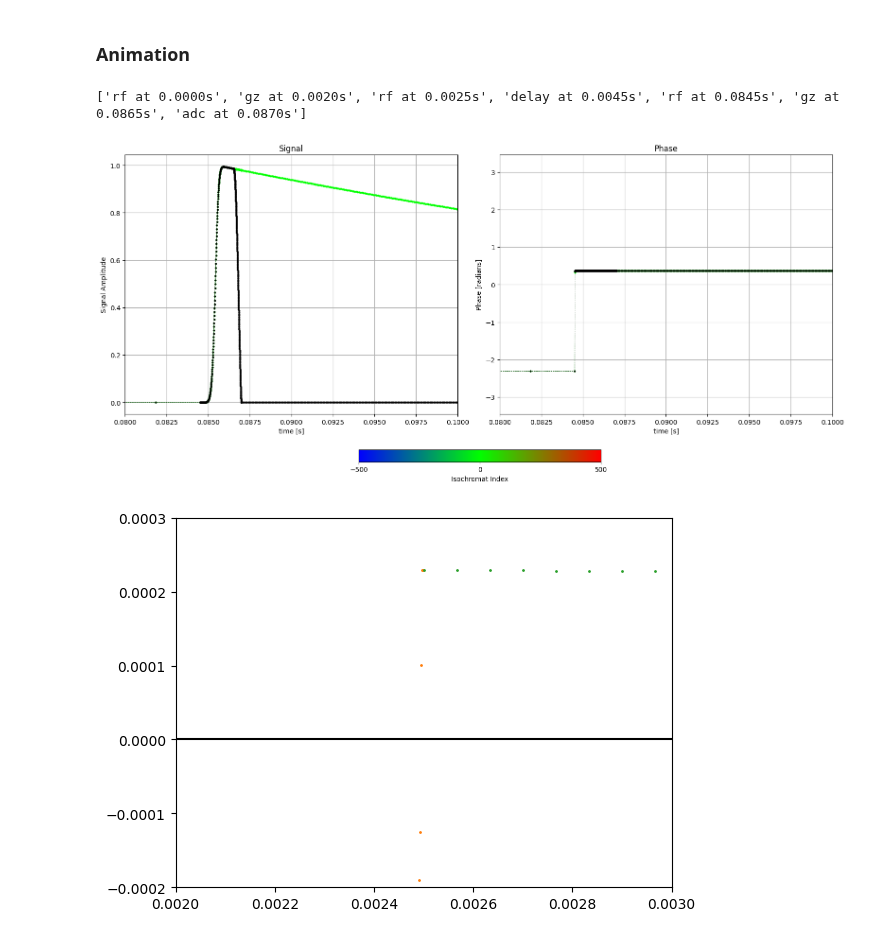
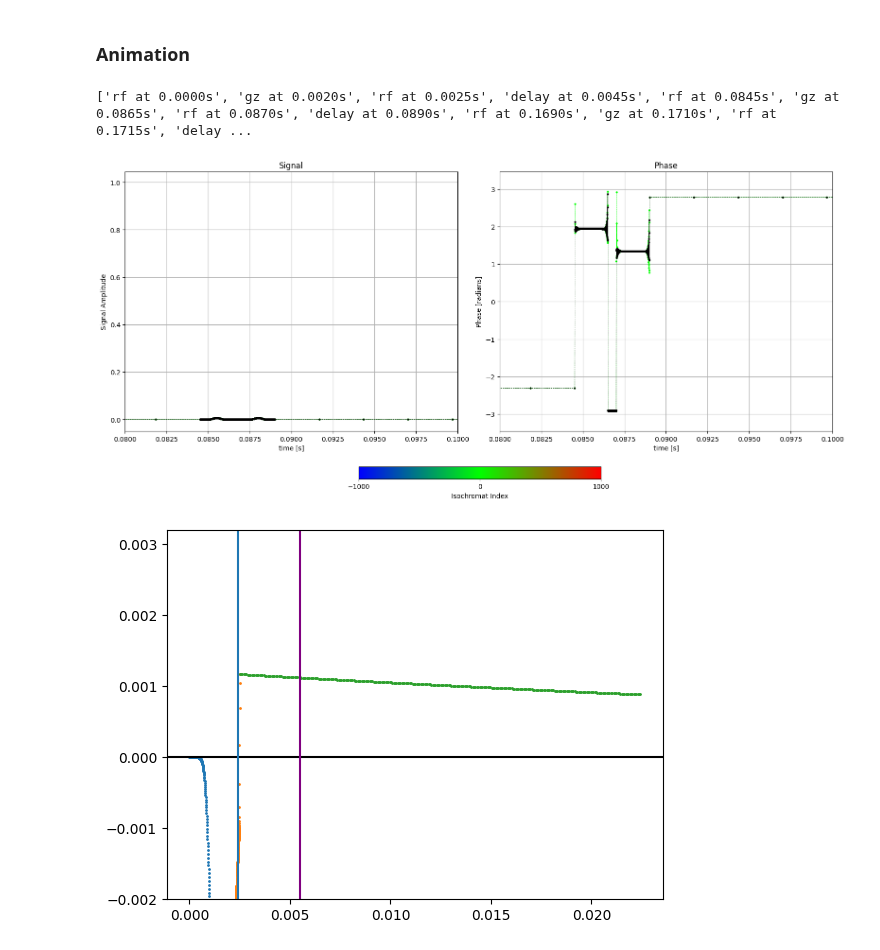
Before and after one commit to dantona02/optim, a Jupyter notebook: testing.ipynb, the cells around one changed output. Drawn from its saved outputs; the diff is of its cells as text; code cells hidden in the pictures.

```diff
--- a/testing.ipynb
+++ b/testing.ipynb
@@ -7,10 +7,11 @@ import matplotlib.pyplot as plt
 # %%
 low = -20e-6
 high = 20e-6
-n_iso = 1000
+n_iso = 2000
 z_pos = np.linspace(low, high, n_iso)
 z_pos = np.append(z_pos, 0)
 z_pos = np.sort(z_pos)
+# z_pos = np.random.permutation(z_pos)
 # %%
 seq_path_gauss = 'seq_lib/10_ETM.seq'
 config_path = 'sim_lib/config_1pool.yaml'
@@ -59,6 +48,7 @@ plt_range = [0.0, 0.0353] #1ETM
 # plt_range = [0.1250, 0.141] #10ETM
 # plt_range = [0.0675, 0.09]
 plt_range = [0.08, 0.1]
+plt_range = [0.4, 0.5]
 
 # _ = plot_sim(m_out=[m_z, m_z_total], time=time, plt_range=plt_range, iso_select=iso_select)
 _ = plot_sim(m_out=[m_c, m_c_total], time=time, plt_range=plt_range, iso_select=iso_select)
@@ -99,7 +89,7 @@ sim_minus = simulate(config_file=config_path,
                    webhook=webhook,
                    plt_range=plt_range)  # simulation mac
 # %% [output]
-['rf at 0.0000s', 'gz at 0.0020s', 'rf at 0.0025s', 'delay at 0.0045s', 'rf at 0.0845s', 'gz at 0.0865s', 'adc at 0.0870s']
+['rf at 0.0000s', 'gz at 0.0020s', 'rf at 0.0025s', 'delay at 0.0045s', 'rf at 0.0845s', 'gz at 0.0865s', 'rf at 0.0870s', 'delay at 0.0890s', 'rf at 0.1690s', 'gz at 0.1710s', 'rf at 0.1715s', 'delay ...
 # %%
 from bmc.utils.eval import plot_sim
 time, m_z, m_z_total, m_c, m_c_total = sim_minus.get_mag(return_cest_pool=False)
@@ -119,7 +109,7 @@ _ = plot_sim(m_out=[m_c, m_c_total], time=time, plt_range=plt_range, iso_select=
 
 m_trans_minus = np.abs(m_c_total)[-900:]
 # %% [output]
-[figure, old version]
+[figure, new version]
 # %%
 x_rf = np.arange(0, 2e-3, 2e-3/300)
 x_spoil = np.arange(2e-3,2.5e-3, 0.5e-3/300) #0.5ms spoil
@@ -142,38 +132,38 @@ plt.axhline(0, c='black')
 
 # plt.scatter(0.002476, 0.0055, c='b')
 
 # plt.axhline(0.0295, color='r')
 # plt.axvline(0.0025, color='r')
 
 # plt.scatter(0.0025, 0.0295, c='r')
 
 # plt.axhline(0.0006, color='g')
 # plt.axvline(0.002482, color='g')
 
 # plt.scatter(0.002475, 0.00026, c='g')
 
 plt.axvline(0.0055, color='purple')
 # plt.axvline(0.002485, color='purple')
 # plt.scatter(0.002497, 0.000136, c='purple')
 
 # plt.plot(x_rf,m_trans_plus[:300], 'o', markersize=1, c='b')
 # plt.plot(x_spoil,m_trans_plus[300:600], 'o', markersize=1, c='b')
 # plt.plot(x_adc,m_trans_plus[600:], 'o', markersize=1, c='b')
 
 # plt.plot(x_rf,m_trans_minus[:300], 'o', markersize=1, c='r')
 # plt.plot(x_spoil,m_trans_minus[300:600], 'o', markersize=1, c='r')
 # plt.plot(x_adc,m_trans_minus[600:], 'o', markersize=1, c='r')
 
-# plt.axvline(0.002449)
+plt.axvline(0.00241)
 
 # plt.xlim(0.0024, 0.0026)
-plt.xlim(0.002, 0.003)
 # plt.xlim(0.002, 0.006)
-# plt.ylim(-0.02, 0.032)
-plt.ylim(-0.0002, 0.0003)
+# plt.xlim(0.002, 0.006)
+plt.ylim(-0.002, 0.0032)
+# plt.ylim(-0.0002, 0.0003)
 resulst = (m_trans_plus-m_trans_minus)
 # %% [output]
-[figure, old version]
+[figure, new version]
 # %%
 plt.plot(x_rf,m_trans_plus[:300], 'o', markersize=1, c='b')
 plt.plot(x_spoil,m_trans_plus[300:600], 'o', markersize=1, c='b')
```
Also changed, not shown: parts of 6 cells of this notebook, 5 other files.
